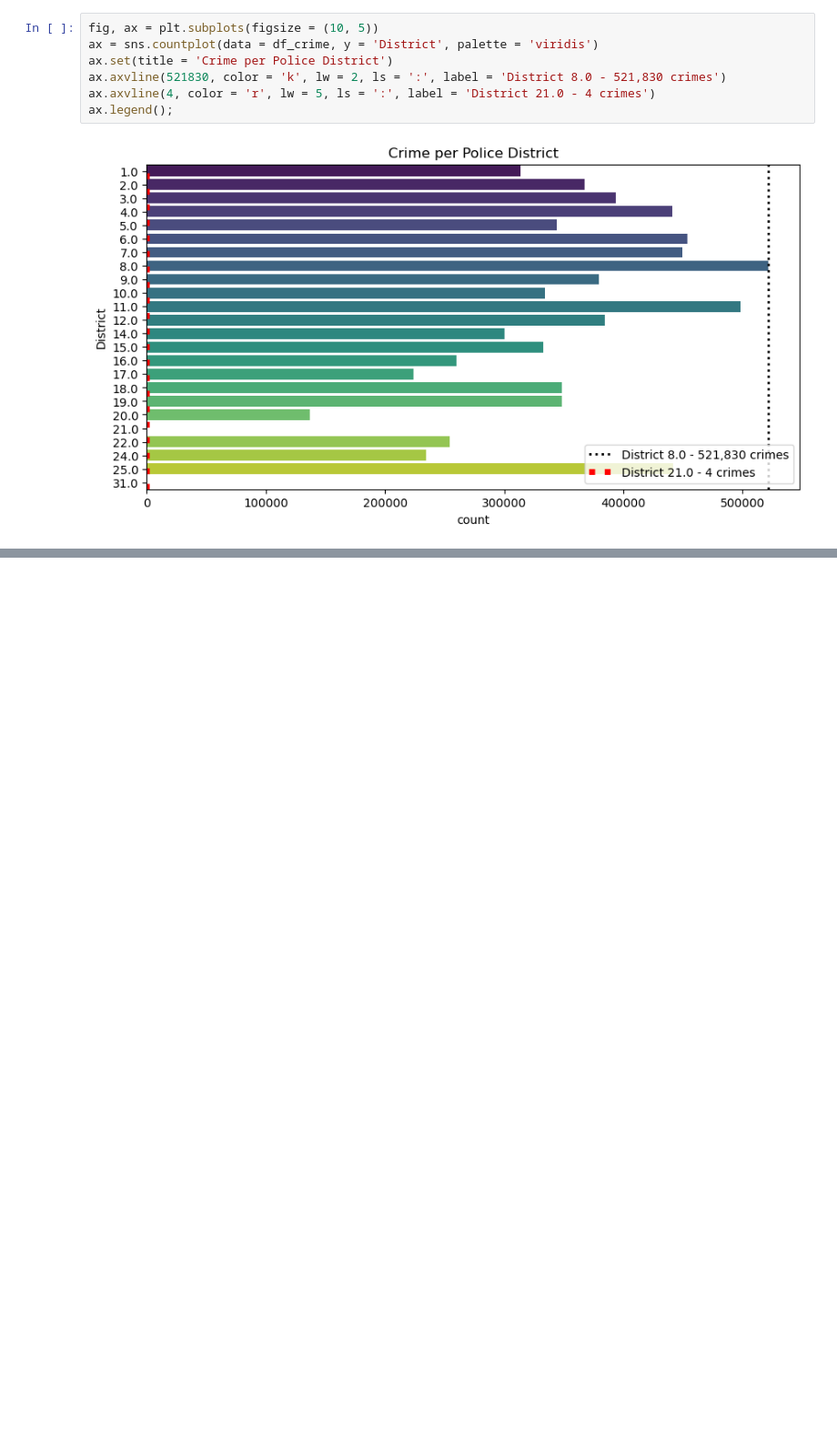
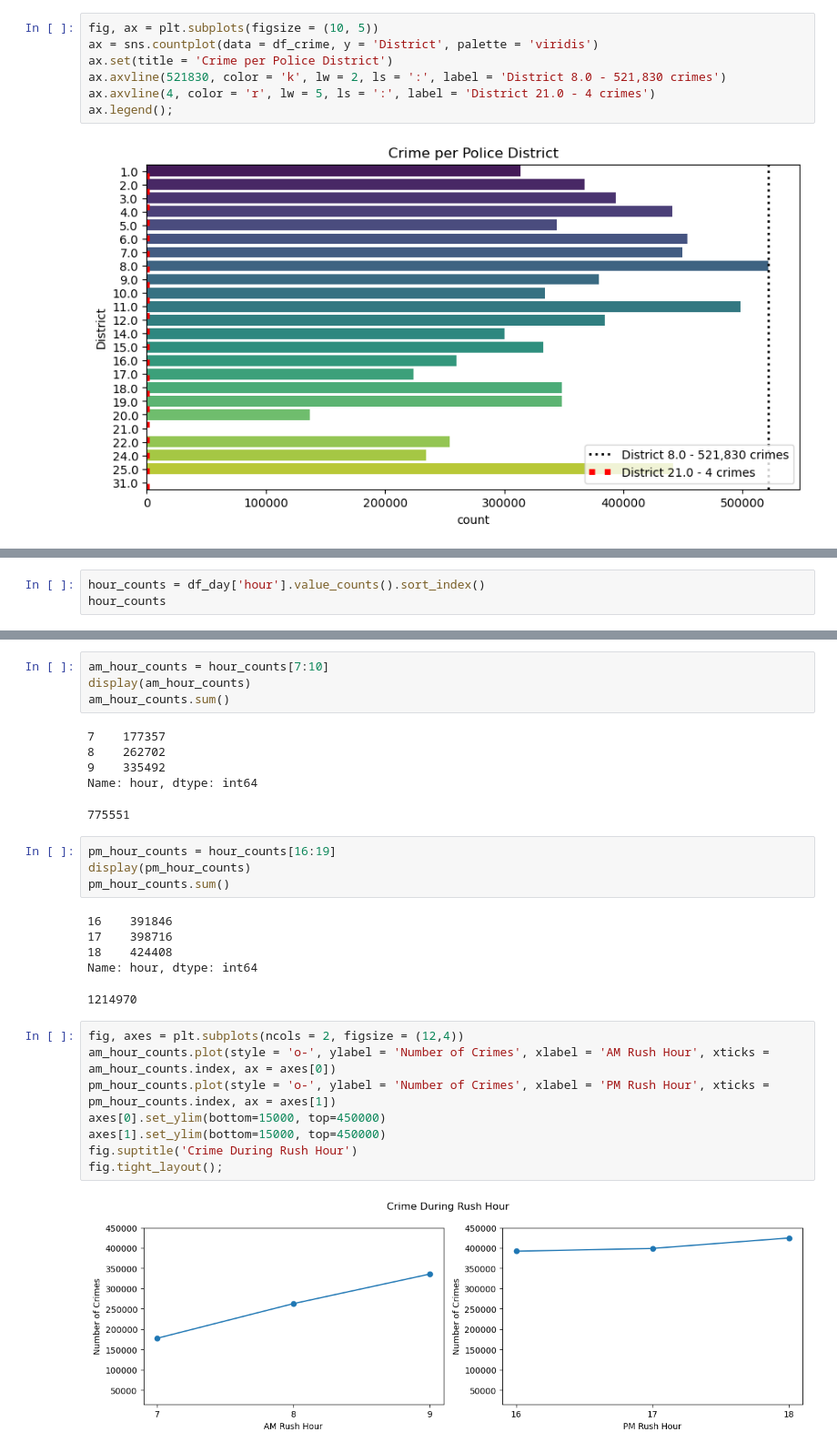
Before and after one commit to andreacohen7/Chicago-Crime-Data, a Jupyter notebook: Chicago Crime Data.ipynb, the cells around one changed output, grey strips where cells are left out. Shown: that part at 91% size. Saved outputs shown, nothing was run; the diff lists cells and outputs as text; blank space fills up the shorter version.

```diff
--- a/Chicago Crime Data.ipynb
+++ b/Chicago Crime Data.ipynb
@@ -229,0 +460,3 @@ ax.legend();
+# %%
+hour_counts = df_day['hour'].value_counts().sort_index()
+hour_counts
@@ -229,0 +481,30 @@ ax.legend();
+# %%
+am_hour_counts = hour_counts[7:10]
+display(am_hour_counts)
+am_hour_counts.sum()
+# %% [output]
+7    177357
+8    262702
+9    335492
+Name: hour, dtype: int64
+775551
+# %%
+pm_hour_counts = hour_counts[16:19]
+display(pm_hour_counts)
+pm_hour_counts.sum()
+# %% [output]
+16    391846
+17    398716
+18    424408
+Name: hour, dtype: int64
+1214970
+# %%
+fig, axes = plt.subplots(ncols = 2, figsize = (12,4))
+am_hour_counts.plot(style = 'o-', ylabel = 'Number of Crimes', xlabel = 'AM Rush Hour', xticks = am_hour_counts.index, ax = axes[0])
+pm_hour_counts.plot(style = 'o-', ylabel = 'Number of Crimes', xlabel = 'PM Rush Hour', xticks = pm_hour_counts.index, ax = axes[1])
+axes[0].set_ylim(bottom=15000, top=450000)
+axes[1].set_ylim(bottom=15000, top=450000)
+fig.suptitle('Crime During Rush Hour')
+fig.tight_layout();
+# %% [output]
+[figure, added]
```
Also changed, not shown: parts of 54 cells of this notebook.
